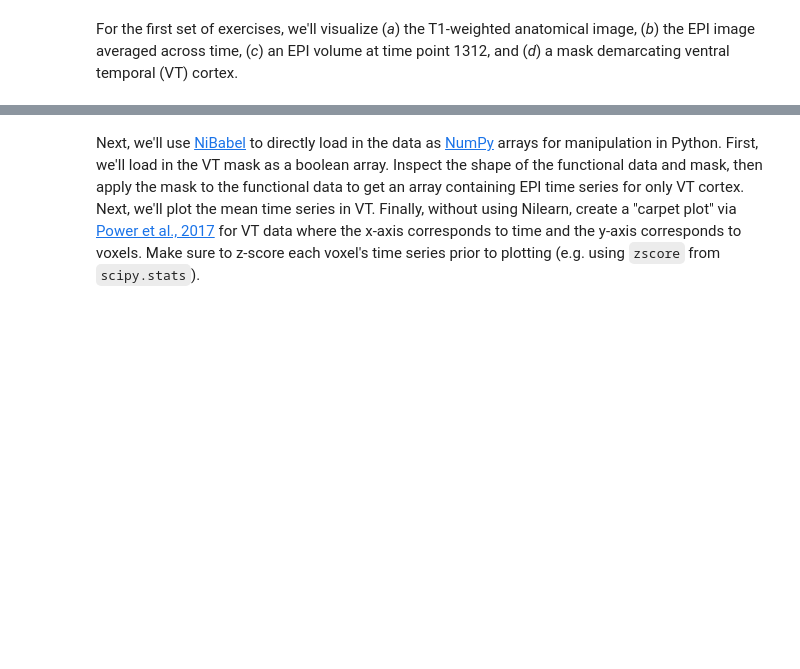
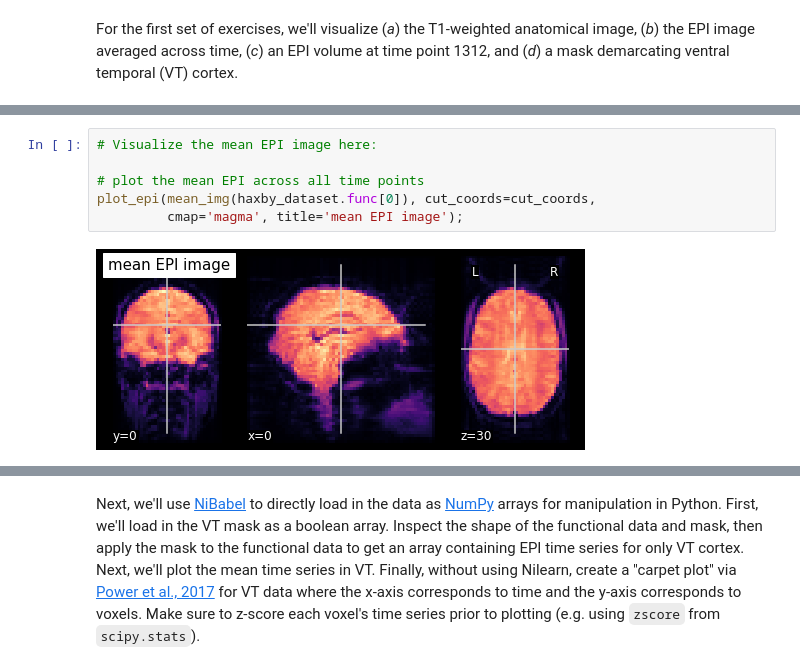
Before and after one commit to jye6680/psets, a Jupyter notebook: fmri-ps1/KarenChristianson-fmri-ps1-exercises.ipynb, the cells around one changed output, grey strips where cells are left out. Drawn from its saved outputs; the diff is of its cells as text; blank space fills up the shorter version.

```diff
--- a/fmri-ps1/KarenChristianson-fmri-ps1-exercises.ipynb
+++ b/fmri-ps1/KarenChristianson-fmri-ps1-exercises.ipynb
@@ -31,0 +41,8 @@ For the first set of exercises, we'll visualize (*a*) the T1-weighted anatomical
+# %%
+# Visualize the mean EPI image here:
+
+# plot the mean EPI across all time points
+plot_epi(mean_img(haxby_dataset.func[0]), cut_coords=cut_coords,
+         cmap='magma', title='mean EPI image');
+# %% [output]
+[figure, added]
```
Also changed, not shown: parts of 27 cells of this notebook.
